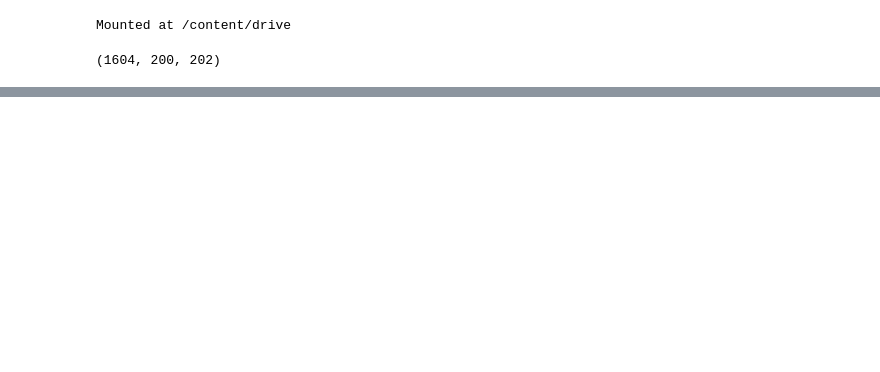
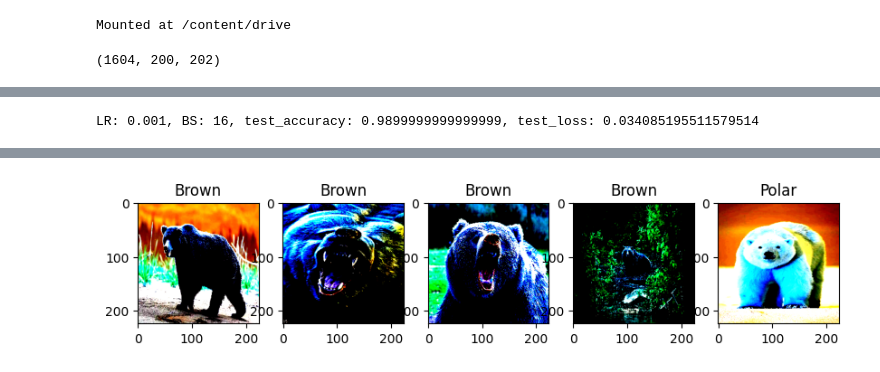
Before and after one commit to comandir26/CNN, a Jupyter notebook: main.ipynb, the cells around one changed output, grey strips where cells are left out. Cells and saved outputs as stored; diff of their text form; code cells hidden in the pictures; blank space fills up the shorter version.

```diff
--- a/main.ipynb
+++ b/main.ipynb
@@ -356,0 +339,21 @@ plt.legend(['Accuracy', 'Loss'])
+# %%
+model.eval()
+test_loss = 0
+test_accuracy = 0
+
+#with torch.no_grad():
+for data, label in test_loader:
+    data = data.to(device)
+    label = label.to(device)
+
+    output = model(data)
+    loss = criterion(output, label.unsqueeze(dim=1).to(torch.float))
+
+    acc = np.array(([1 if (1 if output[j][0].detach() >= 0.5 else 0) == int(label[j]) else 0 for j in range(len(label))])).sum()
+
+    test_accuracy+=acc / len(test_data)
+    test_loss+=loss / len(test_data)
+
+print('LR: {}, BS: {}, test_accuracy: {}, test_loss: {}'.format(0.001, 16, test_accuracy, test_loss))
+# %% [output]
+LR: 0.001, BS: 16, test_accuracy: 0.9899999999999999, test_loss: 0.034085195511579514
@@ -356,0 +362,9 @@ plt.legend(['Accuracy', 'Loss'])
+# %%
+plt.figure(figsize=(10, 5))
+
+for j in range(5):
+  index = random.randint(0, 200)
+  plt.subplot(1, 5, j + 1)
+  plt.title("Polar" if (1 if  model(test_data[index][0].unsqueeze(dim=0).to(device))[0] >= 0.5 else 0) == 0 else "Brown")
+  plt.imshow(test_data[index][0].permute(1, 2, 0).numpy()[:, :, ::-1])
+# %% [output]
@@ -356,0 +376 @@ plt.legend(['Accuracy', 'Loss'])
+[figure, added]
```
Also changed, not shown: parts of 16 cells of this notebook.
